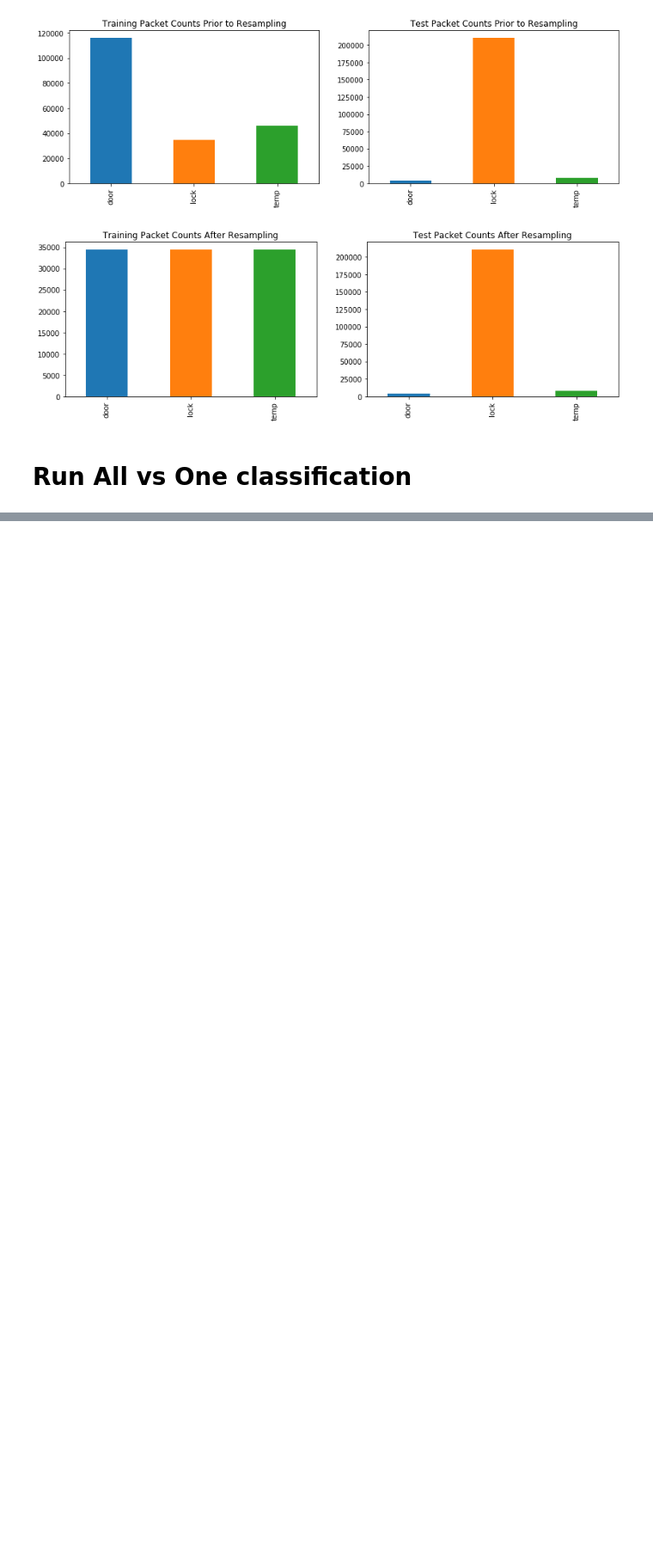
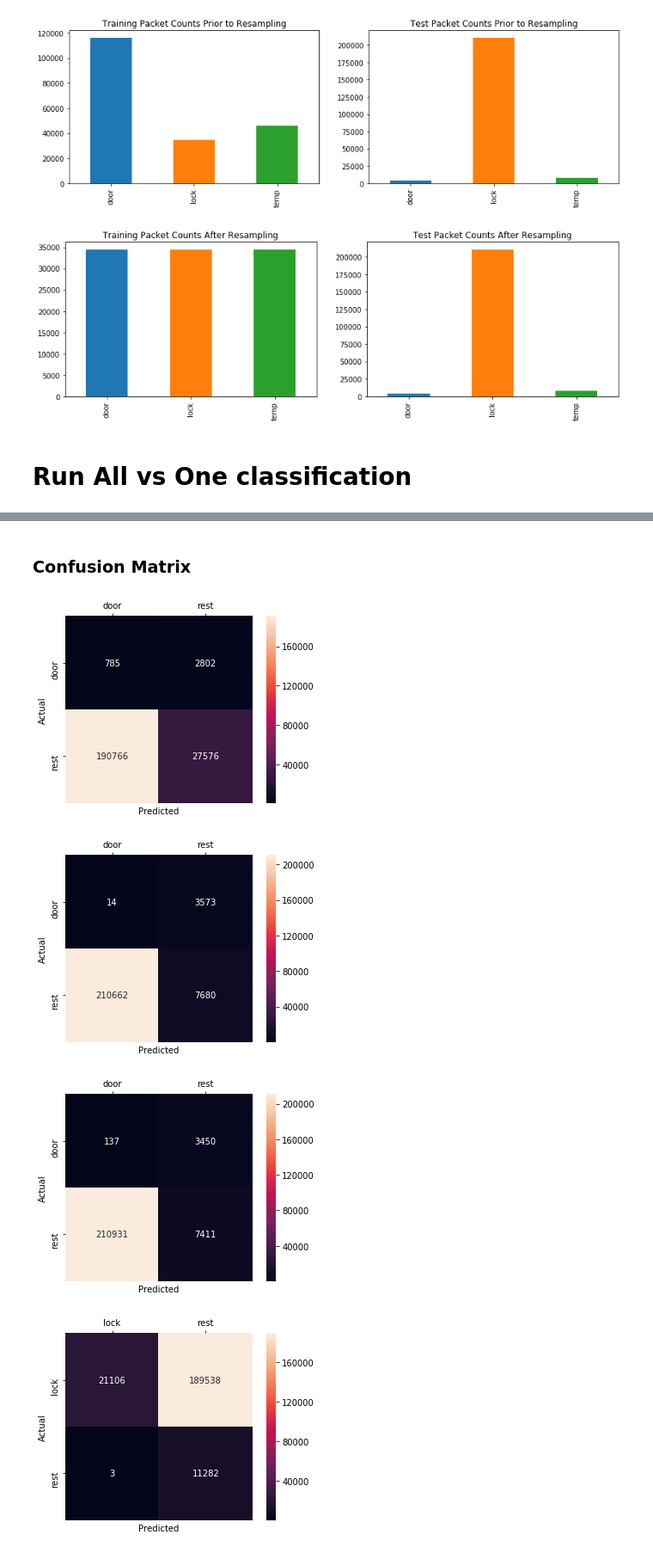
Before and after one commit to 7high/thesis, a Jupyter notebook: ble_classification.ipynb, the cells around one changed output, grey strips where cells are left out. Shown at 86% size. Drawn from its saved outputs; the diff is of its cells as text; code cells hidden in the pictures; blank space fills up the shorter version.

Commit message:
Got confusion matrix plots, and metric values pretty-ish for both wifi and ble

```diff
--- a/ble_classification.ipynb
+++ b/ble_classification.ipynb
@@ -566,0 +177,22 @@ all_over_name = w.one_vs_all_classify(df_oversample, features_list, y_list)
+# %% [markdown]
+### Confusion Matrix
+# %%
+# Extract confusion matrices
+classifiers = ['KNN', 'LDA', 'RF']
+device_cms = []
+for device in sorted(ble_devicetypes):
+    classifier_cms = []
+    for classifier in sorted(classifiers):
+        classifier_cms.append(all_over_device[0][device][classifier]['CM'])
+    device_cms.append(classifier_cms)
+# %%
+for device_list in device_cms:
+    for classifier_cm in device_list:
+        fig, ax = plt.subplots()
+        ax.xaxis.set_ticks_position('top')
+        sns.heatmap(classifier_cm, annot=True, square=True, fmt='d');
+# %% [output]
+[figure, added]
+[figure, added]
+[figure, added]
+[figure, added]
```
Also changed, not shown: parts of 29 cells of this notebook, 2 other files.
